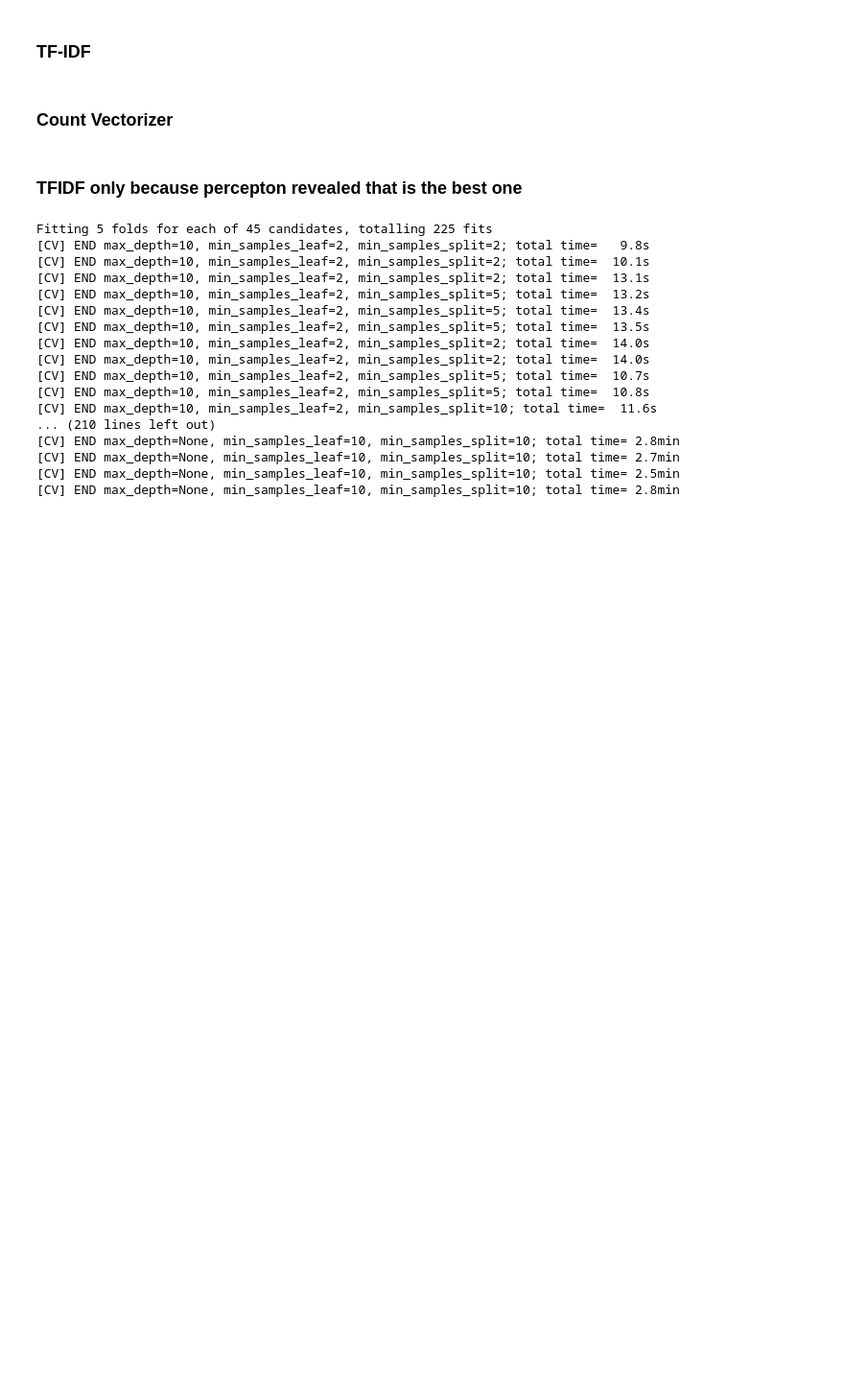
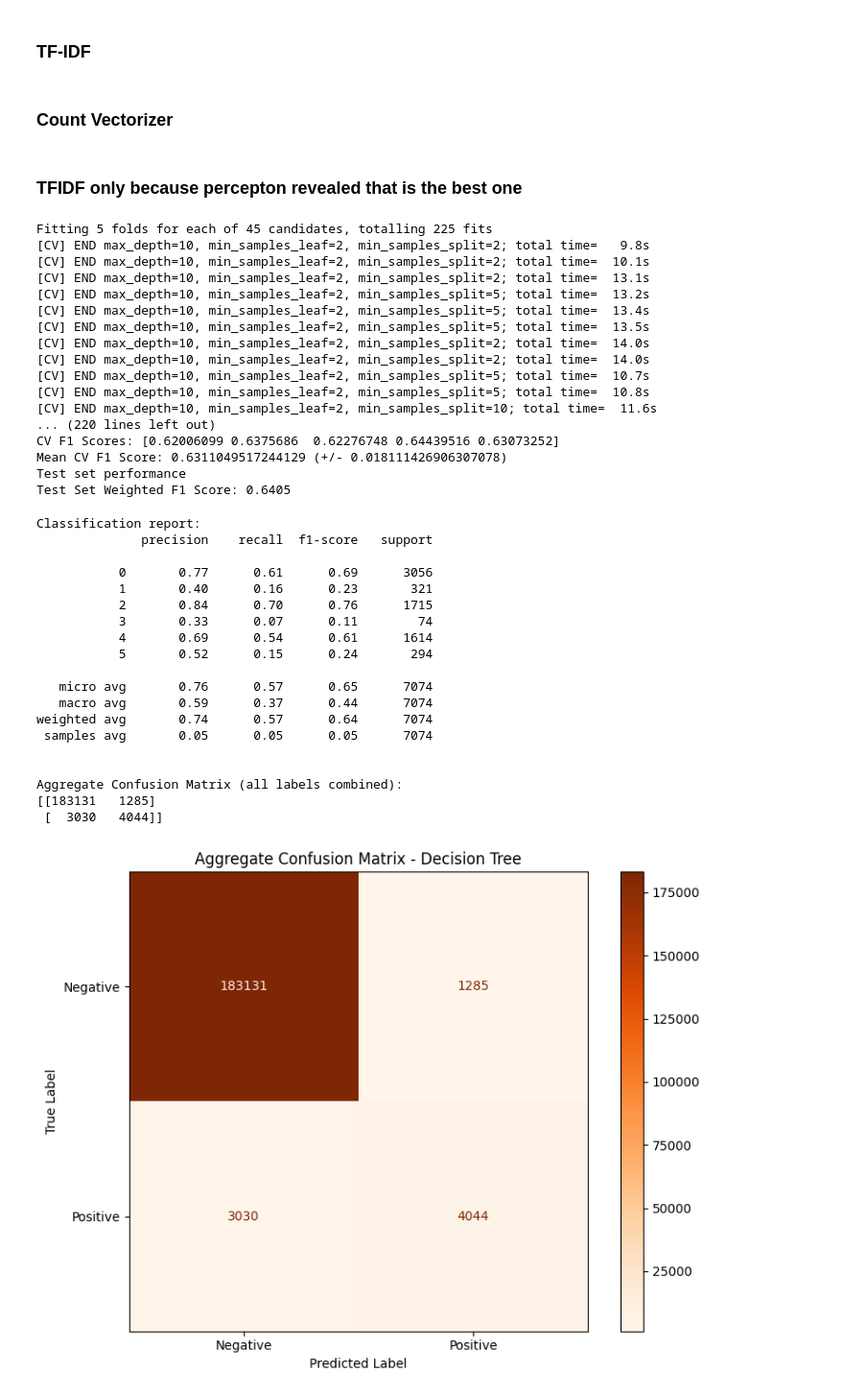
Before and after one commit to sn82978/CS-178-Project, a Jupyter notebook: 3.MoreComplex/DecisionTree/dt.ipynb, the cells around one changed output. Shown: that part at 96% size. Saved outputs shown, nothing was run; the diff lists cells and outputs as text; code cells hidden in the pictures; blank space fills up the shorter version.

Commit message:
first version of a maximum class predictor, fixed confusion matrix issue with decision tree, and emnb code

```diff
--- a/3.MoreComplex/DecisionTree/dt.ipynb
+++ b/3.MoreComplex/DecisionTree/dt.ipynb
@@ -75,7 +74,5 @@ param_grid = {
 dt_base = DecisionTreeClassifier(random_state=42)
 # %%
-# Perform GridSearchCV with cross-validation
-
 grid_search = GridSearchCV(
     estimator=dt_base,
     param_grid=param_grid,
@@ -85,31 +82,29 @@ grid_search = GridSearchCV(
     verbose=2
 )
 
-# Fit the grid search
 grid_search.fit(tfidf_data['X_train'], tfidf_data['y_train'])
 
-# Print best parameters and best score
 print("Best hyperparameters from Grid Search:")
 print(f"Best parameters: {grid_search.best_params_}")
 print(f"Best cross-validation F1 score: {grid_search.best_score_}")
 
-# Get the best model
 best_dt = grid_search.best_estimator_
 
-# Cross-validation scores on training data
+# cv scores on training data
 print('\n')
 print("Cross validation scores (5-fold)")
 cv_scores = cross_val_score(best_dt, tfidf_data['X_train'], tfidf_data['y_train'], cv=5, scoring='f1_weighted')
 print(f"CV F1 Scores: {cv_scores}")
 print(f"Mean CV F1 Score: {cv_scores.mean()} (+/- {cv_scores.std() * 2})")
 
-# Make predictions on test set
 y_pred = best_dt.predict(tfidf_data['X_test'])
 
-# weighted F1 score
 test_f1 = f1_score(tfidf_data['y_test'], y_pred, average='weighted')
 print("Test set performance")
-print(f"Test Set Weighted F1 Score: {test_f1:.4f}")
+print(f"Test Set Weighted F1 Score: {test_f1}")
+
+test_accuracy_sc = accuracy_score(tfidf_data['y_test'], y_pred)
+print(f"Test Set Accuracy Score: {test_accuracy_sc}")
 # %% [output]
 Fitting 5 folds for each of 45 candidates, totalling 225 fits
 [CV] END max_depth=10, min_samples_leaf=2, min_samples_split=2; total time=   9.8s
@@ -123,31 +118,48 @@ Fitting 5 folds for each of 45 candidates, totalling 225 fits
 [CV] END max_depth=10, min_samples_leaf=2, min_samples_split=5; total time=  10.7s
 [CV] END max_depth=10, min_samples_leaf=2, min_samples_split=5; total time=  10.8s
 [CV] END max_depth=10, min_samples_leaf=2, min_samples_split=10; total time=  11.6s
-... (210 lines left out)
-[CV] END max_depth=None, min_samples_leaf=10, min_samples_split=10; total time= 2.8min
-[CV] END max_depth=None, min_samples_leaf=10, min_samples_split=10; total time= 2.7min
-[CV] END max_depth=None, min_samples_leaf=10, min_samples_split=10; total time= 2.5min
-[CV] END max_depth=None, min_samples_leaf=10, min_samples_split=10; total time= 2.8min
+... (220 lines left out)
+CV F1 Scores: [0.62006099 0.6375686  0.62276748 0.64439516 0.63073252]
+Mean CV F1 Score: 0.6311049517244129 (+/- 0.018111426906307078)
+Test set performance
+Test Set Weighted F1 Score: 0.6405
 # %%
-# Classification report
 print('\nClassification report:')
-print(classification_report(tfidf_data['y_test'], y_pred))
+print(classification_report(tfidf_data['y_test'], y_pred, zero_division=0))
 
-# Create confusion matrix
-print('\nConfusion matrix:')
-cm = confusion_matrix(tfidf_data['y_test'], y_pred)
+y_true_flat = tfidf_data['y_test'].values.ravel()
+y_pred_flat = y_pred.ravel()
+
+cm = confusion_matrix(y_true_flat, y_pred_flat, labels=[0, 1])
+print("\nAggregate Confusion Matrix")
 print(cm)
 
-# Plot confusion matrix
-fig, ax = plt.subplots(figsize=(10, 8))
-disp = ConfusionMatrixDisplay(confusion_matrix=cm)
-disp.plot(ax=ax, cmap='Blues', values_format='d')
-plt.title('Confusion Matrix - Decision Tree (Best Model)', fontsize=14, pad=20)
-plt.xlabel('Predicted Label', fontsize=12)
-plt.ylabel('True Label', fontsize=12)
+fig, ax = plt.subplots(figsize=(8, 6))
+disp = ConfusionMatrixDisplay(confusion_matrix=cm, display_labels=['Negative', 'Positive'])
+disp.plot(ax=ax, cmap='Oranges', values_format='d')
+plt.title('Confusion Matrix: Decision Tree')
+plt.xlabel('Predicted Label')
+plt.ylabel('True Label')
 plt.tight_layout()
 plt.show()
-
-# Store results in your original format if needed
-acc_tfidfs = [test_f1]
-preds_tfidfs = {'best_model': y_pred}
+# %% [output]
+Classification report:
+              precision    recall  f1-score   support
+
+           0       0.77      0.61      0.69      3056
+           1       0.40      0.16      0.23       321
+           2       0.84      0.70      0.76      1715
+           3       0.33      0.07      0.11        74
+           4       0.69      0.54      0.61      1614
+           5       0.52      0.15      0.24       294
+
+   micro avg       0.76      0.57      0.65      7074
+   macro avg       0.59      0.37      0.44      7074
+weighted avg       0.74      0.57      0.64      7074
+ samples avg       0.05      0.05      0.05      7074
+
+
+Aggregate Confusion Matrix (all labels combined):
+[[183131   1285]
+ [  3030   4044]]
+[figure, added]
```
Also changed, not shown: parts of 4 cells of this notebook, 2 other files.
